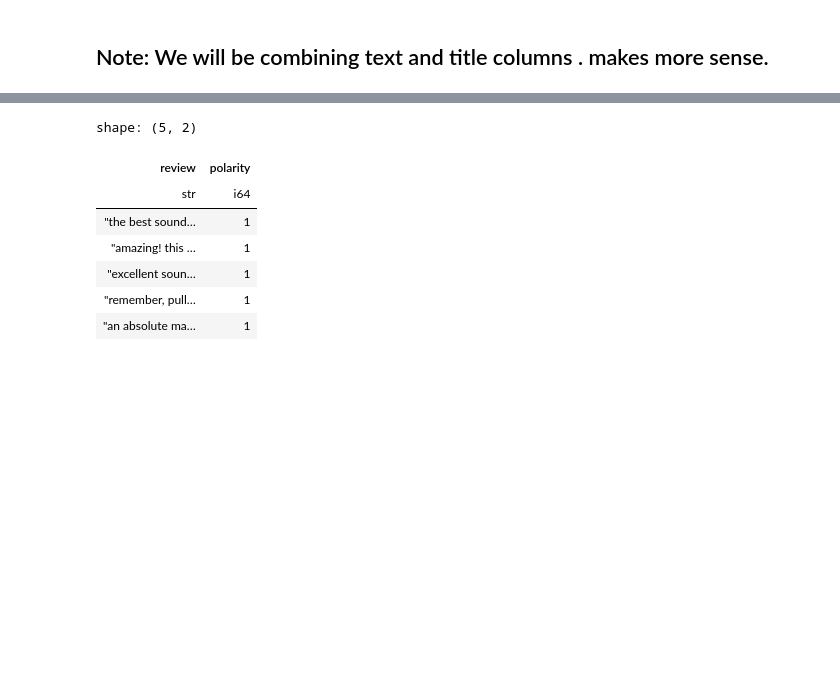
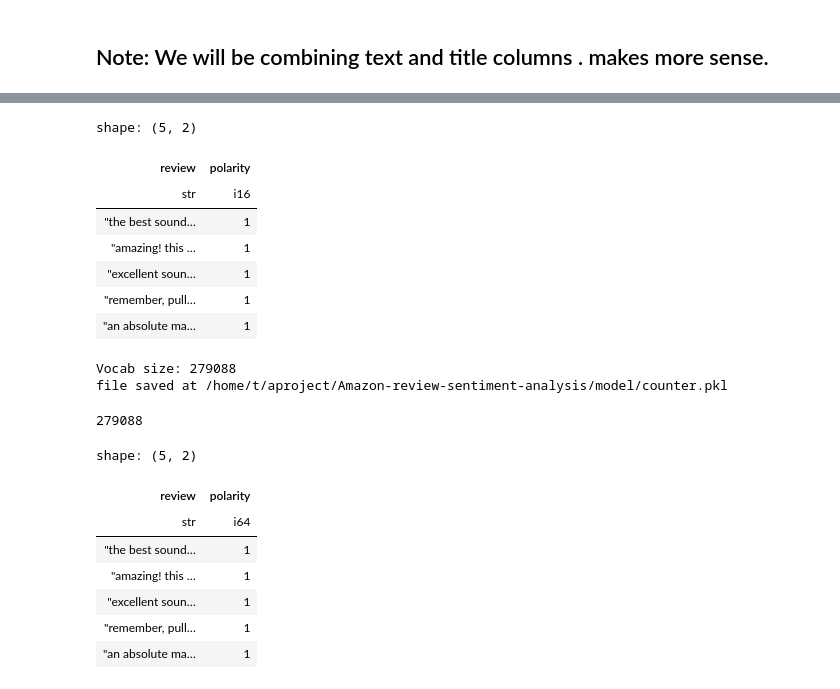
Before and after one commit to tikendraw/Amazon-review-sentiment-analysis, a Jupyter notebook: notebook/amazon-review-sentiment-analysis.ipynb, the cells around one changed output, grey strips where cells are left out. Drawn from its saved outputs; the diff is of its cells as text; code cells hidden in the pictures; blank space fills up the shorter version.

```diff
--- a/notebook/amazon-review-sentiment-analysis.ipynb
+++ b/notebook/amazon-review-sentiment-analysis.ipynb
@@ -284,15 +280,33 @@ def clean_text(x: str) -> str:
+# %%
+df.head()
+# %% [output]
+shape: (5, 2)
+| review | polarity |
+| str | i16 |
+| "the best sound… | 1 |
+| "amazing! this … | 1 |
+| "excellent soun… | 1 |
+| "remember, pull… | 1 |
+| "an absolute ma… | 1 |
 # %%
 counter_object_filepath = model_dir / 'counter.pkl'
 # %%
-# a = IntegerVectorizer(preprocessing_func=clean_text, min_freq=2) # 5 min
-# a.adapt(df['review'])
+a = IntegerVectorizer(preprocessing_func=clean_text, min_freq=3) # 5 min
+a.adapt(df['review'])
 
-# # save the counter object
-# counter_object = a.vocab.counter
+# save the counter object
+counter_object = a.vocab.counter
 
-# with open(counter_object_filepath, 'wb') as output_file:
-#     pickle.dump(counter_object, output_file)
-#     print('file saved at',counter_object_filepath)
+with open(counter_object_filepath, 'wb') as output_file:
+    pickle.dump(counter_object, output_file)
+    print('file saved at',counter_object_filepath)
+# %% [output]
+Vocab size: 279088
+file saved at /home/t/aproject/Amazon-review-sentiment-analysis/model/counter.pkl
+# %%
+a.vocab.vocab_size #  wwe will set max token to 300_000 in text vectorizer
+# %% [output]
+279088
 # %%
 with open(counter_object_filepath, 'rb') as output_file:
     counter_object = pickle.load(output_file)
```
Also changed, not shown: parts of 34 cells of this notebook.
